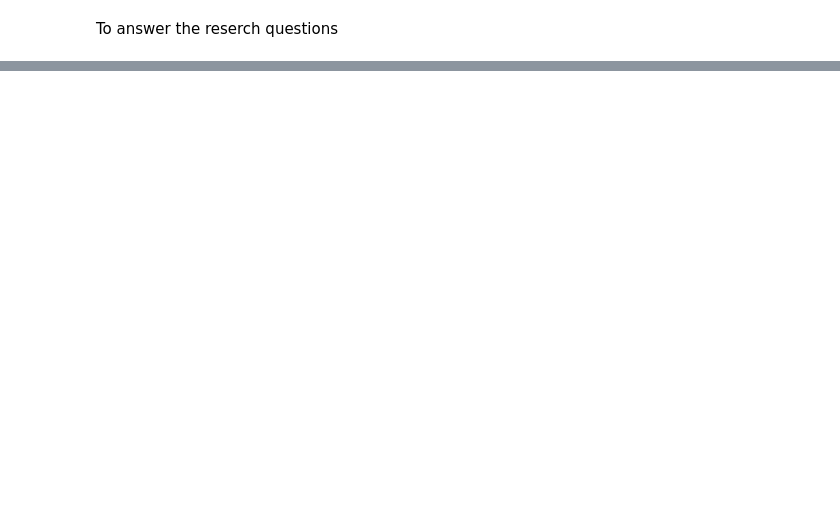
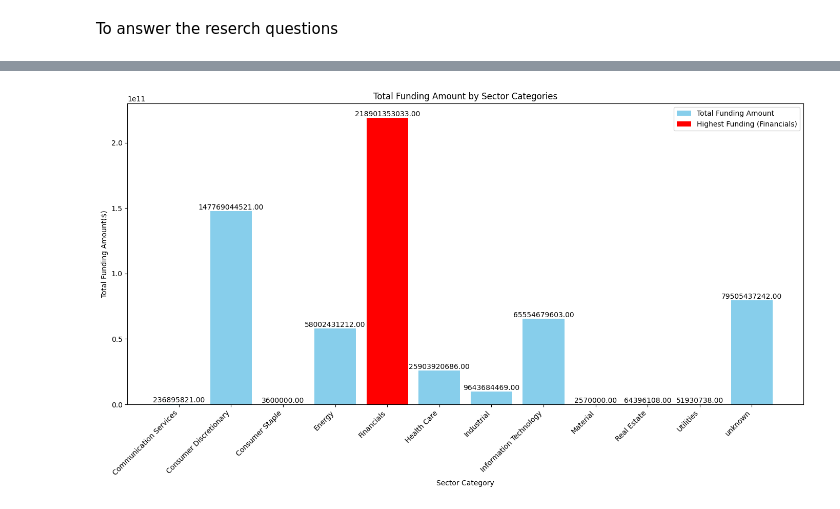
Before and after one commit to Iyanuadeleye01/lp1-project, a Jupyter notebook: main.ipynb, the cells around one changed output, grey strips where cells are left out. Cells and saved outputs as stored; diff of their text form; code cells hidden in the pictures; blank space fills up the shorter version.

```diff
--- a/main.ipynb
+++ b/main.ipynb
@@ -1714,0 +1965,4 @@ plt.show()
+# %%
+sector_category_with_highest_funding = df.groupby('Sector_category')['Amount'].sum()
+print(sector_category_with_highest_funding)
+max_sector_category = sector_category_with_highest_funding.idxmax()
@@ -1714,0 +1984,27 @@ plt.show()
+# %%
+
+
+# Plot the bar chart
+plt.figure(figsize=(14, 8))
+
+# Plot the bars
+bar_chart = plt.bar(sector_category_with_highest_funding.index, sector_category_with_highest_funding.values, color='skyblue', label='Total Funding Amount')
+
+# Highlight the sector category with the highest funding
+plt.bar(max_sector_category, sector_category_with_highest_funding[max_sector_category], color='red', label=f'Highest Funding ({max_sector_category})')
+
+plt.xlabel('Sector Category')
+plt.ylabel('Total Funding Amount($)')
+plt.title('Total Funding Amount by Sector Categories')
+plt.xticks(rotation=45, ha='right')
+
+# Add data labels on top of each bar
+for i, rect in enumerate(bar_chart):
+    height = rect.get_height()
+    plt.text(rect.get_x() + rect.get_width() / 2, height, f'{height:.2f}', ha='center', va='bottom')
+
+plt.legend()
+plt.tight_layout()
+plt.show()
+# %% [output]
+[figure, added]
```
Also changed, not shown: parts of 74 cells of this notebook, 1 other file.
